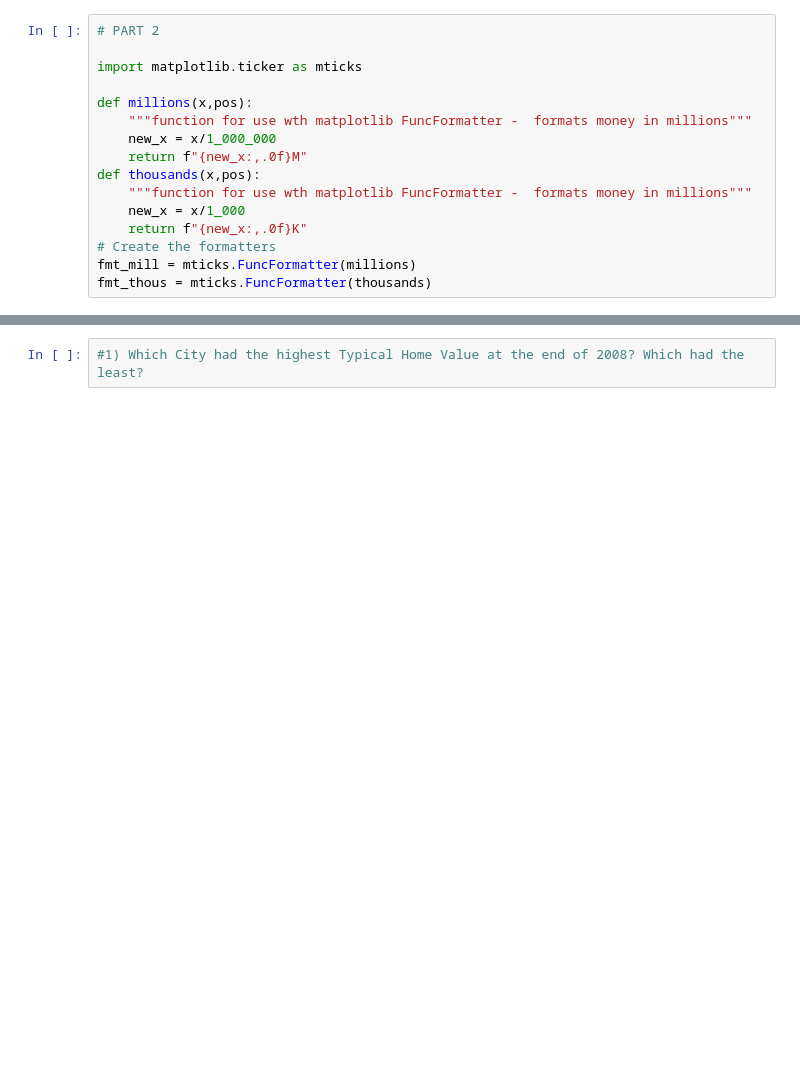
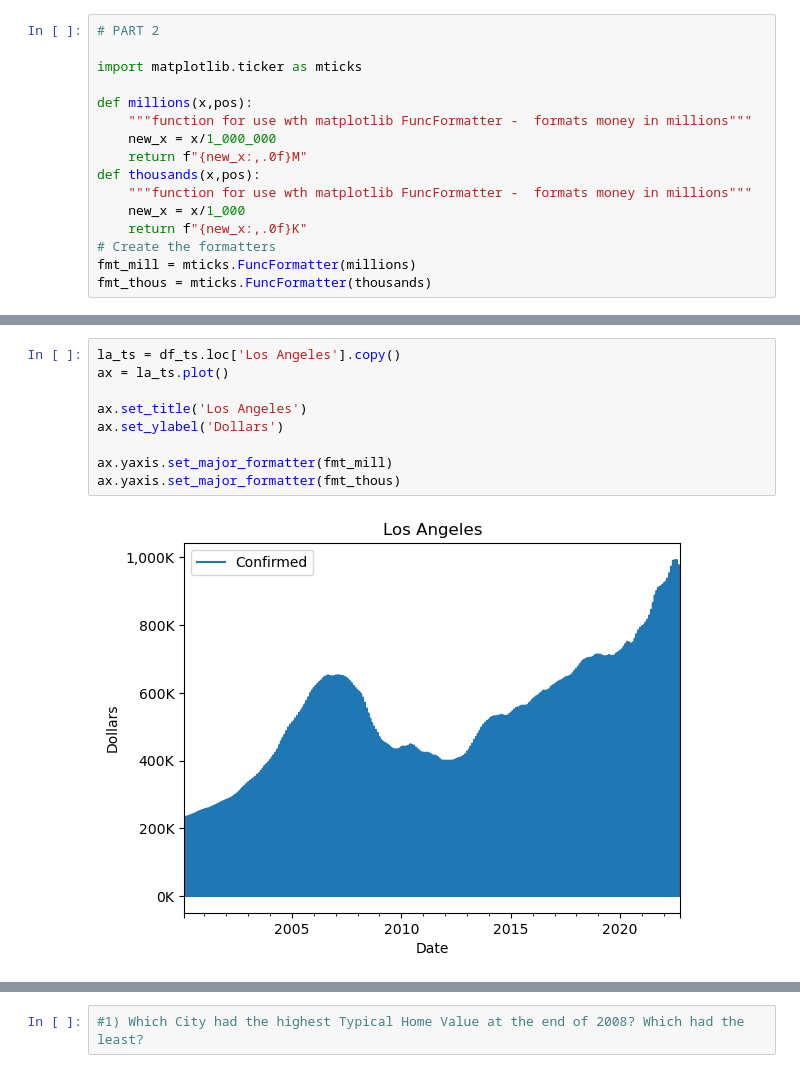
Before and after one commit to sof2401/Data-Visualization, a Jupyter notebook: Preparing Time Series from Wide-Form Data (Core).ipynb, the cells around one changed output, grey strips where cells are left out. Saved outputs shown, nothing was run; the diff lists cells and outputs as text; blank space fills up the shorter version.

```diff
--- a/Preparing Time Series from Wide-Form Data (Core).ipynb
+++ b/Preparing Time Series from Wide-Form Data (Core).ipynb
@@ -183,0 +179,11 @@ ax.yaxis.set_major_formatter(fmt_thous)
+# %%
+la_ts = df_ts.loc['Los Angeles'].copy()
+ax = la_ts.plot()
+
+ax.set_title('Los Angeles')
+ax.set_ylabel('Dollars')
+
+ax.yaxis.set_major_formatter(fmt_mill)
+ax.yaxis.set_major_formatter(fmt_thous)
+# %% [output]
+[figure, added]
```
Also changed, not shown: parts of 6 cells of this notebook.
